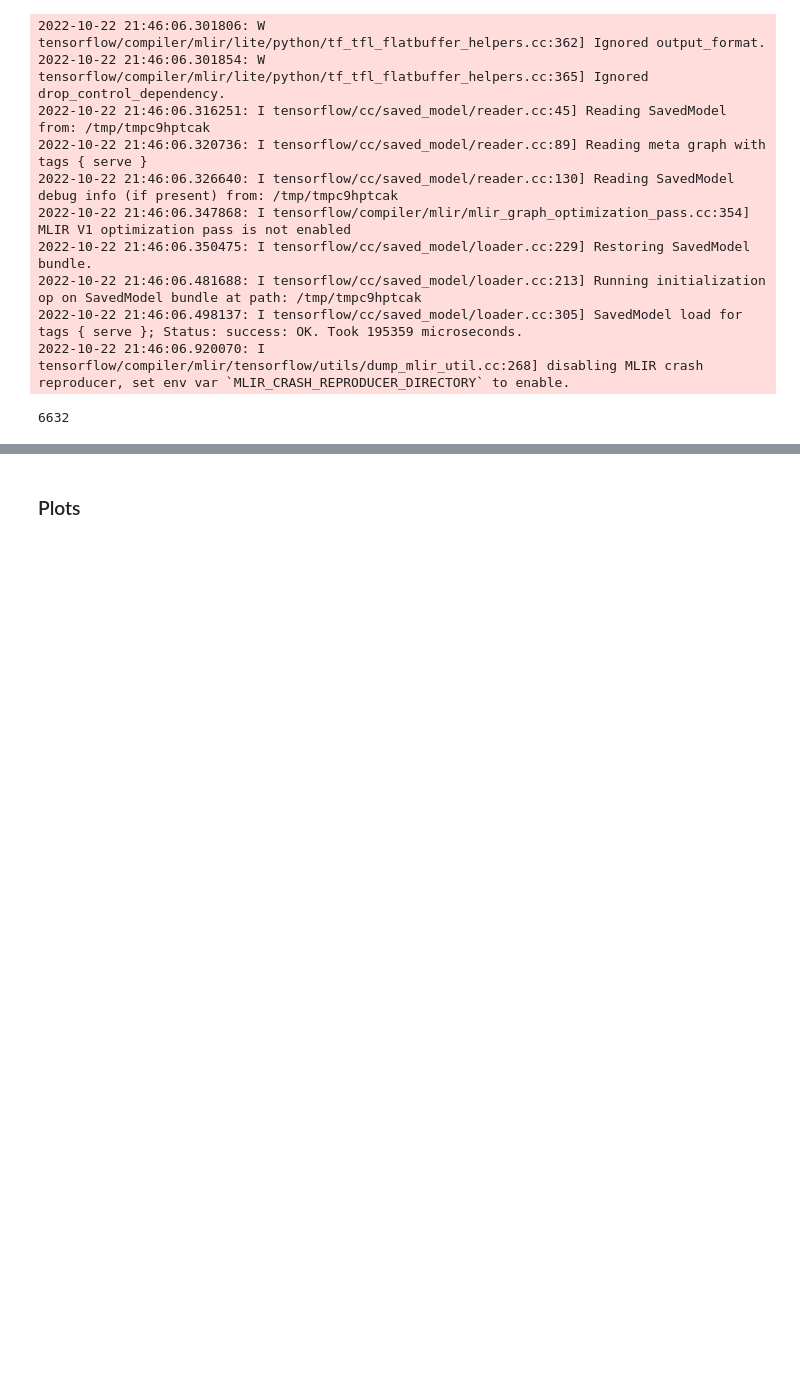
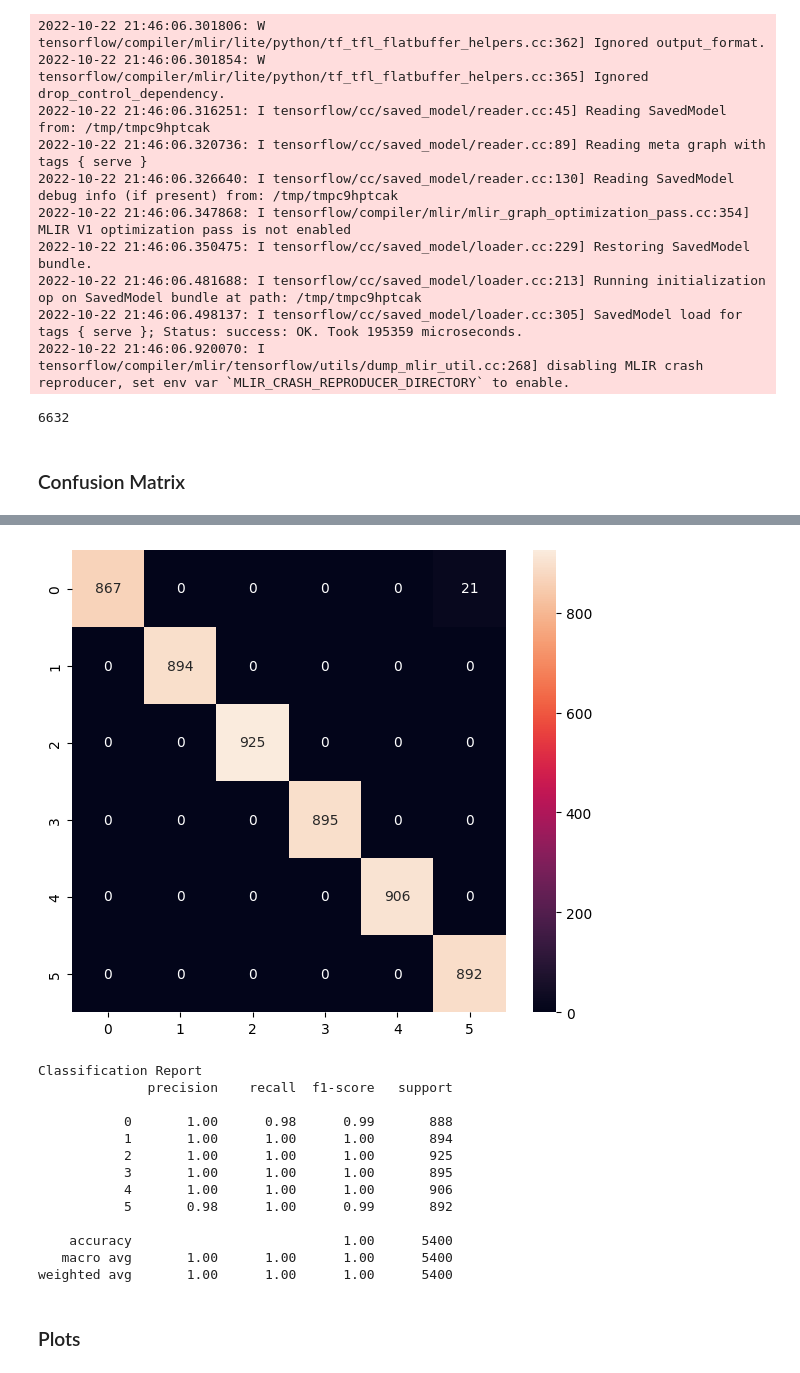
Before and after one commit to vinrus/progetto-visione, a Jupyter notebook: neuralnetwork/hand_cassificator.ipynb, the cells around one changed output, grey strips where cells are left out. Saved outputs shown, nothing was run; the diff lists cells and outputs as text; code cells hidden in the pictures; blank space fills up the shorter version.

Commit message:
add confusion matrix plot

```diff
--- a/neuralnetwork/hand_cassificator.ipynb
+++ b/neuralnetwork/hand_cassificator.ipynb
@@ -49,3 +97,20 @@ x_train, x_test, y_train, y_test = train_test_split(x_dataset, y_dataset, train_
+# %%
+# Alternative way to organize data
+# data_class = how many points for class add in te train set
+# 2000 points for class to train set, 500 points for class to test set, 500 points for class to validation set
+
+x_train, y_train, x_test, y_test, x_validation, y_validation = get_data(20000, 500, 500)
+
+# convert arrays'element type
+# x datasets
+x_train = x_train.astype('float')
+x_test = x_test.astype('float')
+x_validation = x_validation.astype('float')
+
+# y datasets
+y_train = y_train.astype('int')
+y_test = y_test.astype('int')
+y_validation = y_validation.astype('int')
 # %% [markdown]
 ### Model Building
 # %%
@@ -216,3 +281,24 @@ INFO:tensorflow:Assets written to: /tmp/tmpc9hptcak/assets
 2022-10-22 21:46:06.498137: I tensorflow/cc/saved_model/loader.cc:305] SavedModel load for tags { serve }; Status: success: OK. Took 195359 microseconds.
 2022-10-22 21:46:06.920070: I tensorflow/compiler/mlir/tensorflow/utils/dump_mlir_util.cc:268] disabling MLIR crash reproducer, set env var `MLIR_CRASH_REPRODUCER_DIRECTORY` to enable.
 6632
+# %% [markdown]
+### Confusion Matrix
+# %%
+def print_confusion_matrix(y_true, y_pred, report = True):
+    labels = sorted(list(set(y_true)))
+    cmx_data = confusion_matrix(y_true, y_pred)
+    df_cmx = pd.DataFrame(cmx_data, index = labels, columns = labels)
+    fig,ax = plt.subplots(figsize=(7,6))
+    sns.heatmap(df_cmx, annot=True, fmt='g', square=False)
+    ax.set_ylim(len(set(y_true)),0)
+    plt.show()
+
+    if report:
+        print('Classification Report')
+        print(classification_report(y_test, y_pred))
+# %%
+Y_pred = model.predict(x_test)
+y_pred = np.argmax(Y_pred, axis =1)
+
+print_confusion_matrix(y_test, y_pred)
+# %% [output]
@@ -219,3 +306,17 @@ INFO:tensorflow:Assets written to: /tmp/tmpc9hptcak/assets
+[figure, added]
+Classification Report
+              precision    recall  f1-score   support
+
+           0       1.00      0.98      0.99       888
+           1       1.00      1.00      1.00       894
+           2       1.00      1.00      1.00       925
+           3       1.00      1.00      1.00       895
+           4       1.00      1.00      1.00       906
+           5       0.98      1.00      0.99       892
+
+    accuracy                           1.00      5400
+   macro avg       1.00      1.00      1.00      5400
+weighted avg       1.00      1.00      1.00      5400
 # %% [markdown]
 ### Plots
 # %%
```
Also changed, not shown: parts of 6 cells of this notebook.
